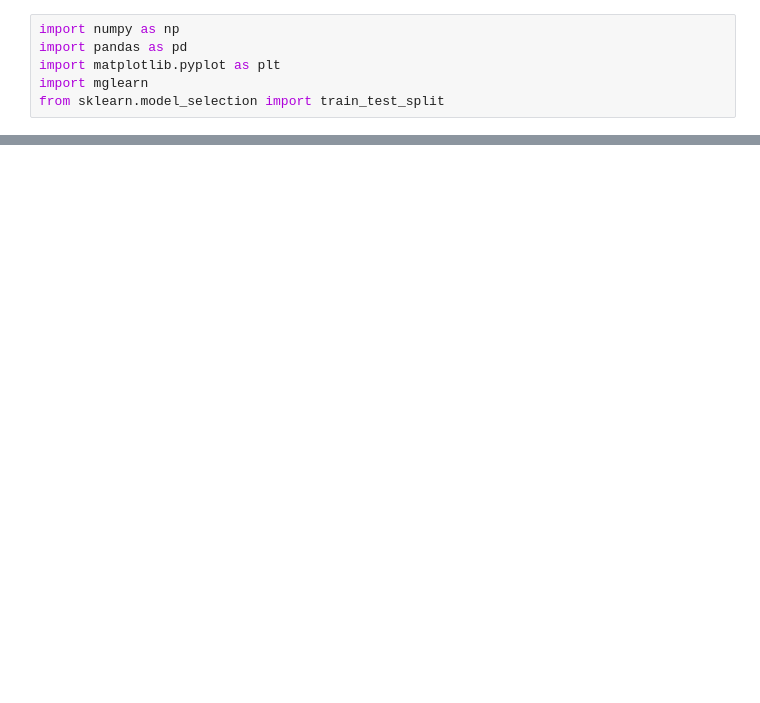
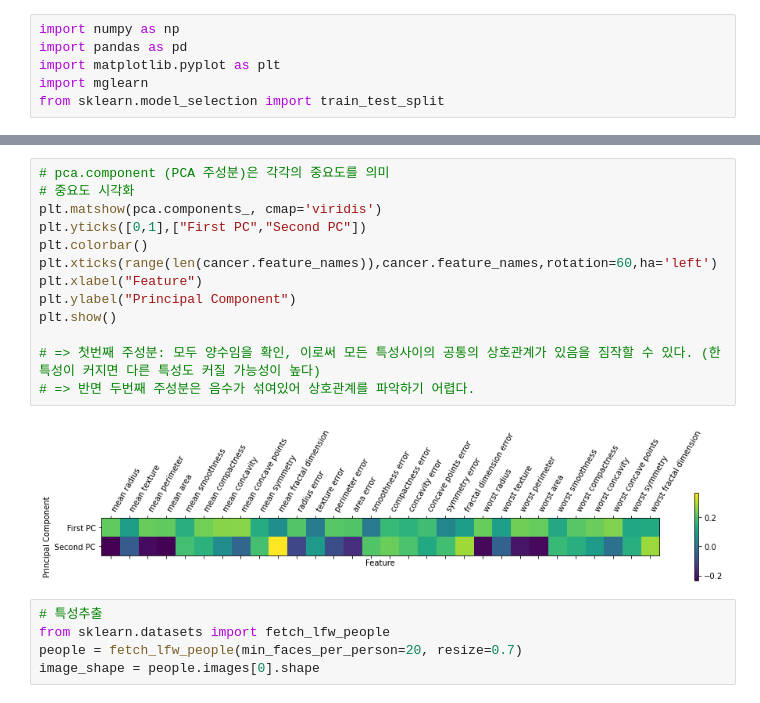
Before and after one commit to jinoe/SciKit-learn-Machine-Learning, a Jupyter notebook: ch03_PCA.ipynb, the cells around one changed output, grey strips where cells are left out. Cells and saved outputs as stored; diff of their text form; blank space fills up the shorter version.

```diff
--- a/ch03_PCA.ipynb
+++ b/ch03_PCA.ipynb
@@ -19,0 +73,20 @@ plt.scatter(X[:,0],X[:,1])
+# %%
+# pca.component (PCA 주성분)은 각각의 중요도를 의미
+# 중요도 시각화
+plt.matshow(pca.components_, cmap='viridis')
+plt.yticks([0,1],["First PC","Second PC"])
+plt.colorbar()
+plt.xticks(range(len(cancer.feature_names)),cancer.feature_names,rotation=60,ha='left')
+plt.xlabel("Feature")
+plt.ylabel("Principal Component")
+plt.show()
+
+# => 첫번째 주성분: 모두 양수임을 확인, 이로써 모든 특성사이의 공통의 상호관계가 있음을 짐작할 수 있다. (한 특성이 커지면 다른 특성도 커질 가능성이 높다)
+# => 반면 두번째 주성분은 음수가 섞여있어 상호관계를 파악하기 어렵다.
+# %% [output]
+[figure, added]
+# %%
+# 특성추출
+from sklearn.datasets import fetch_lfw_people
+people = fetch_lfw_people(min_faces_per_person=20, resize=0.7)
+image_shape = people.images[0].shape
```
Also changed, not shown: parts of 6 cells of this notebook.
